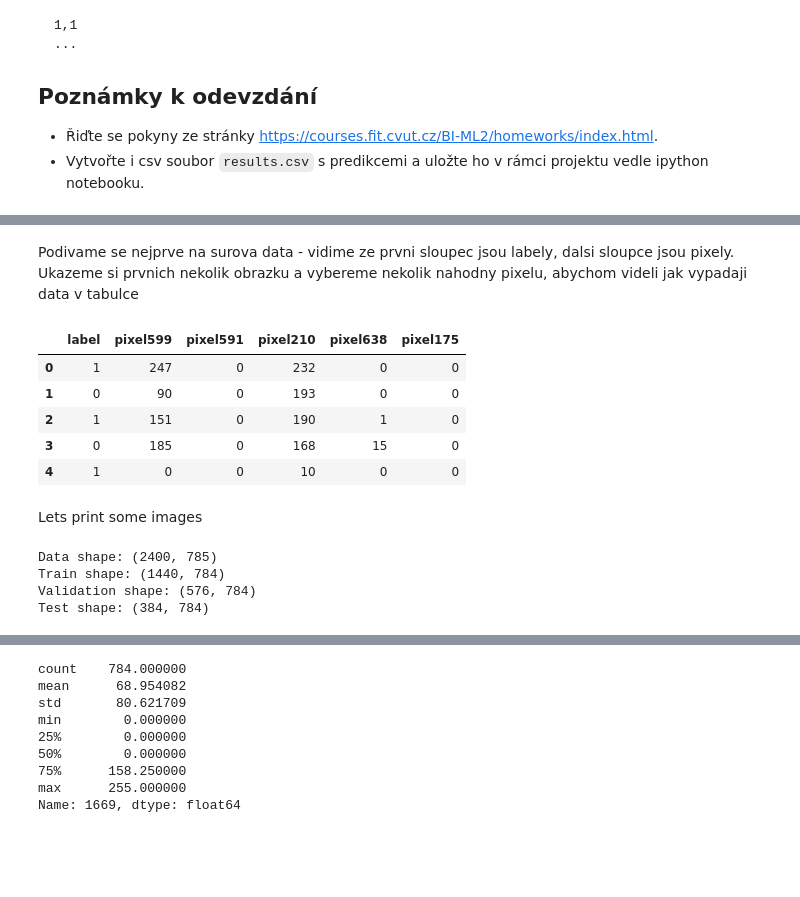
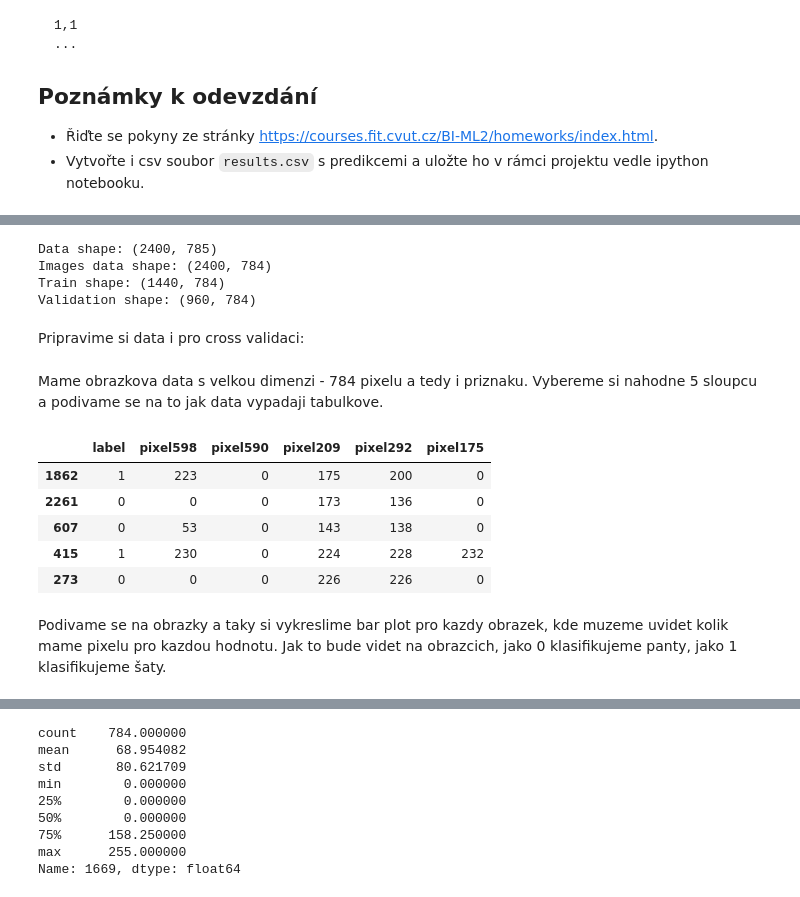
Before and after one commit to nickobard/Machine-Learning-II, a Jupyter notebook: 01/homework_01_B232.ipynb, the cells around one changed output, grey strips where cells are left out. Drawn from its saved outputs; the diff is of its cells as text; code cells hidden in the pictures; blank space fills up the shorter version.

```diff
--- a/01/homework_01_B232.ipynb
+++ b/01/homework_01_B232.ipynb
@@ -68,3 +78,21 @@ random_seed = 42
 df_data = pd.read_csv('train.csv')
-# %% [markdown]
-Podivame se nejprve na surova data - vidime ze prvni sloupec jsou labely, dalsi sloupce jsou pixely. Ukazeme si prvnich nekolik obrazku a vybereme nekolik nahodny pixelu, abychom videli jak vypadaji data v tabulce
+# %%
+def split_data(data):
+    print(f'Data shape: {data.shape}')
+    labels = data['label']
+    images = data.drop('label', axis=1)
+    print(f'Images data shape: {images.shape}')
+    X_train, X_val, y_train, y_val = train_test_split(images, labels, test_size=0.4, random_state=random_seed)
+    print(f"Train shape: {X_train.shape}")
+    print(f"Validation shape: {X_val.shape}")
+    return X_train, X_val, y_train, y_val
+
+
+X_train, X_val, y_train, y_val = split_data(df_data)
+# %% [output]
+Data shape: (2400, 785)
+Images data shape: (2400, 784)
+Train shape: (1440, 784)
+Validation shape: (960, 784)
+# %% [markdown]
+Pripravime si data i pro cross validaci:
@@ -71,38 +102,22 @@ Podivame se nejprve na surova data - vidime ze prvni sloupec jsou labely, dalsi
+# %% [markdown]
+Mame obrazkova data s velkou dimenzi - 784 pixelu a tedy i priznaku. Vybereme si nahodne 5 sloupcu a podivame se na to jak data vypadaji tabulkove.
 # %%
 n = 5
 np.random.seed(random_seed)
-random_indices = np.random.choice(range(1, df_data.shape[1]), size=n, replace=False)
-selected_indices = np.append(0, random_indices)
-selected_columns = df_data.head().iloc[:, selected_indices]
+data_train = pd.concat((y_train, X_train), axis=1)
+random_indices = np.random.choice(range(1, data_train.shape[1]), size=n, replace=False)
+selected_columns = data_train.head().iloc[:, selected_indices]
 display(selected_columns)
 # %% [output]
-|  | label | pixel599 | pixel591 | pixel210 | pixel638 | pixel175 |
-| 0 | 1 | 247 | 0 | 232 | 0 | 0 |
-| 1 | 0 | 90 | 0 | 193 | 0 | 0 |
-| 2 | 1 | 151 | 0 | 190 | 1 | 0 |
-| 3 | 0 | 185 | 0 | 168 | 15 | 0 |
-| 4 | 1 | 0 | 0 | 10 | 0 | 0 |
+|  | label | pixel598 | pixel590 | pixel209 | pixel292 | pixel175 |
+| 1862 | 1 | 223 | 0 | 175 | 200 | 0 |
+| 2261 | 0 | 0 | 0 | 173 | 136 | 0 |
+| 607 | 0 | 53 | 0 | 143 | 138 | 0 |
+| 415 | 1 | 230 | 0 | 224 | 228 | 232 |
+| 273 | 0 | 0 | 0 | 226 | 226 | 0 |
-# %% [markdown]
-Lets print some images
-# %%
-def split_data(data):
-    print(f'Data shape: {data.shape}')
-    labels = data['label']
-    images = data.drop('label', axis=1)
-    X_train, X_rest, y_train, y_rest = train_test_split(images, labels, test_size=0.4, random_state=random_seed)
-    X_test, X_val, y_test, y_val = train_test_split(X_rest, y_rest, test_size=0.6, random_state=random_seed)
-    print(f"Train shape: {X_train.shape}")
-    print(f"Validation shape: {X_val.shape}")
-    print(f"Test shape: {X_test.shape}")
-    return X_train, X_val, X_test, y_train, y_val, y_test
-
-
-X_train, X_val, X_test, y_train, y_val, y_test = split_data(df_data)
-# %% [output]
-Data shape: (2400, 785)
-Train shape: (1440, 784)
-Validation shape: (576, 784)
-Test shape: (384, 784)
+# %% [markdown]
+Podivame se na obrazky a taky si vykreslime bar plot pro kazdy obrazek, kde muzeme uvidet kolik mame pixelu pro kazdou hodnotu.
+Jak to bude videt na obrazcich, jako 0 klasifikujeme panty, jako 1 klasifikujeme šaty.
 # %%
 def draw_images(images, y, shape, scale=1, rd_seed=None):
     max_images = 2 * shape[0] * shape[1]
```
Also changed, not shown: parts of 29 cells of this notebook.
